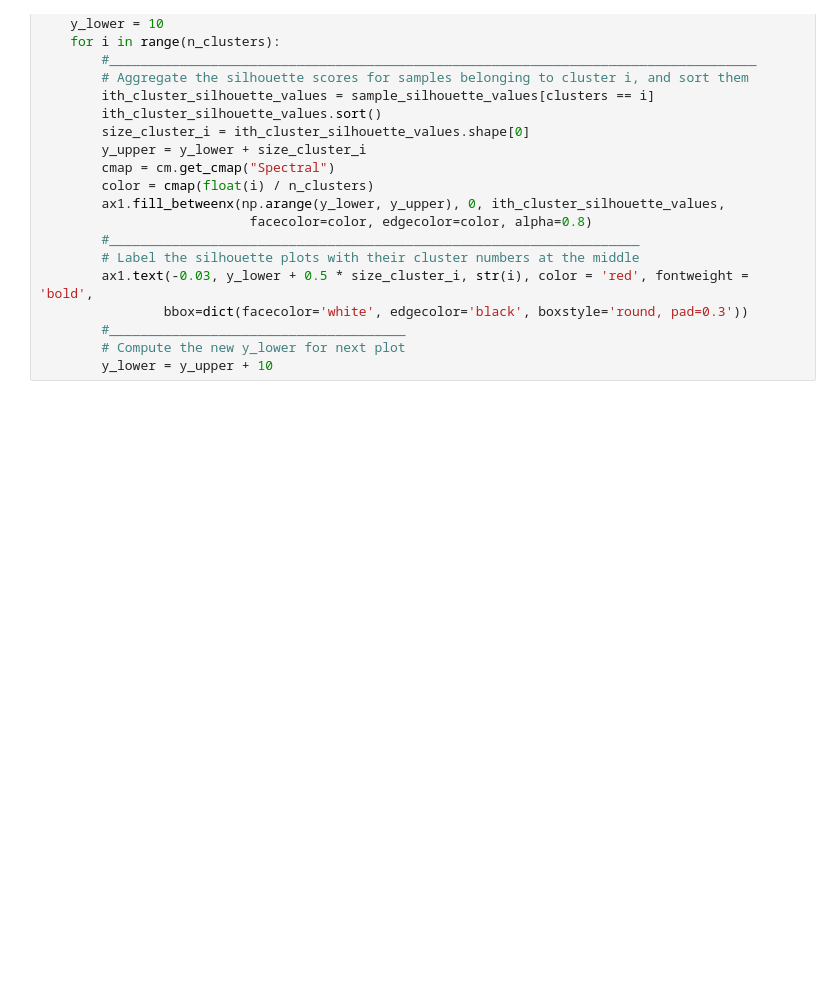
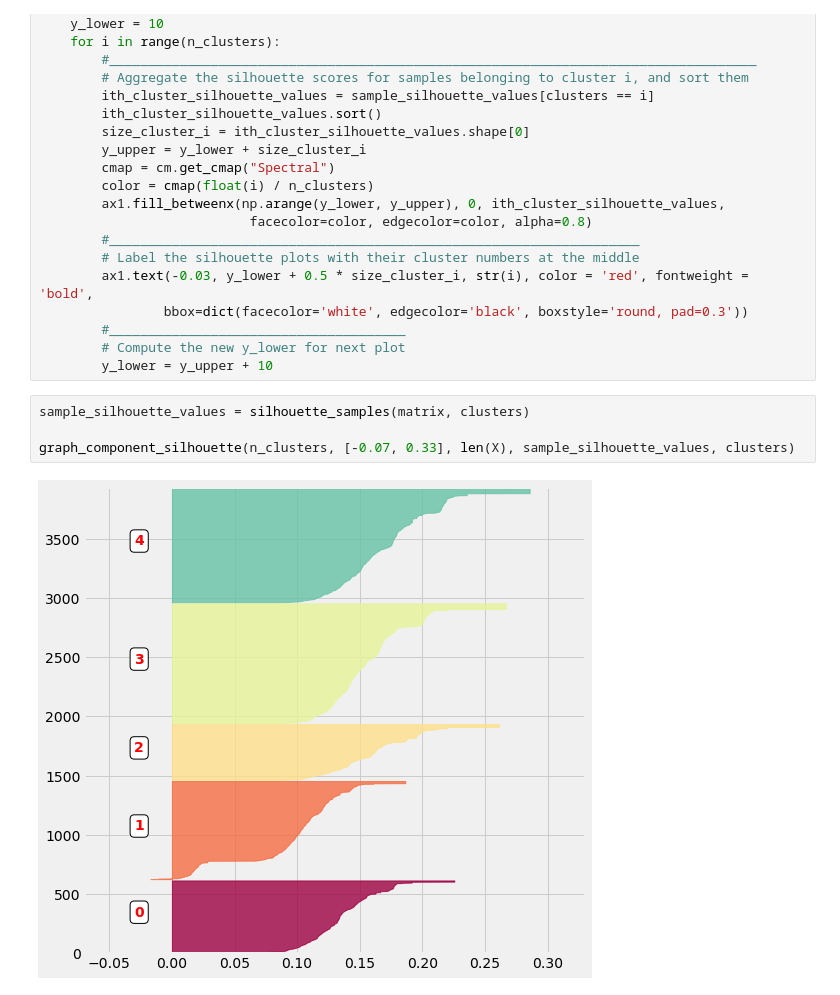
Before and after one commit to Andy666Fox/TINY_DS_PROJECTS, a Jupyter notebook: Customer_Segmentation/main_res.ipynb, the cells around one changed output. Saved outputs shown, nothing was run; the diff lists cells and outputs as text; blank space fills up the shorter version.

Commit message:
plots people plots!

```diff
--- a/Customer_Segmentation/main_res.ipynb
+++ b/Customer_Segmentation/main_res.ipynb
@@ -520,3 +520,9 @@ def graph_component_silhouette(n_clusters, lim_x, mat_size, sample_silhouette_va
         #______________________________________
         # Compute the new y_lower for next plot
         y_lower = y_upper + 10
+# %%
+sample_silhouette_values = silhouette_samples(matrix, clusters)
+
+graph_component_silhouette(n_clusters, [-0.07, 0.33], len(X), sample_silhouette_values, clusters)
+# %% [output]
+[figure, added]
```
Also changed, not shown: parts of 2 cells of this notebook.
